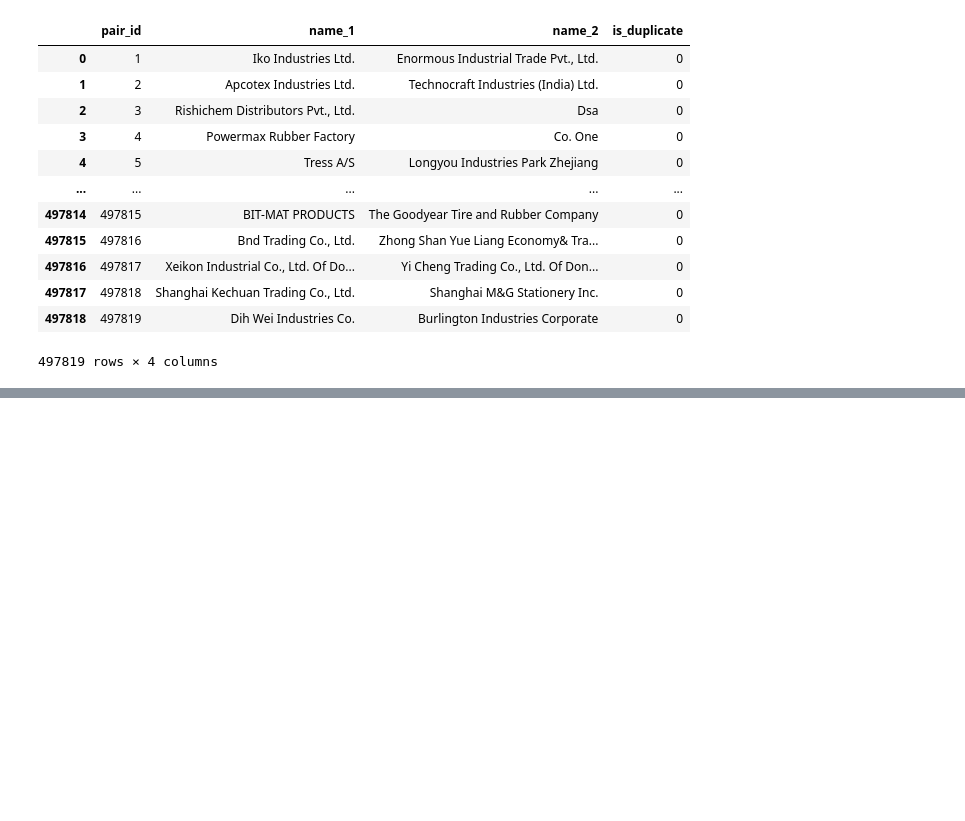
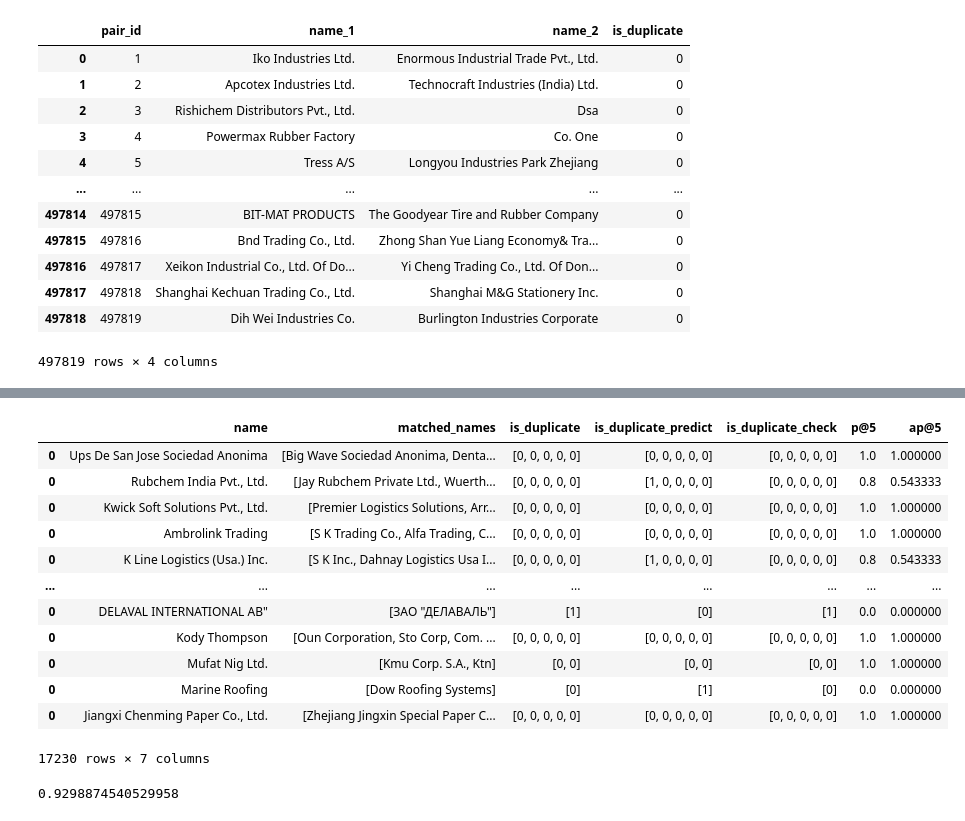
Before and after one commit to Klaasibub/SameCorporation, a Jupyter notebook: notebooks/search_for_duplicates_f1_0501 (logistic regression).ipynb, the cells around one changed output, grey strips where cells are left out. Cells and saved outputs as stored; diff of their text form; code cells hidden in the pictures; blank space fills up the shorter version.

```diff
--- a/notebooks/search_for_duplicates_f1_0498_bag_of_words,_repeatability,_IDF.ipynb
+++ b/notebooks/search_for_duplicates_f1_0501 (logistic regression).ipynb
@@ -240,0 +277,27 @@ rslt_fp
+# %%
+data_result = result
+# %%
+def check_answer(list1, list2):
+    check = []
+    for i in range(len(list1)):
+        if list1[i] == list2[i]:
+            check.append(list1[i])
+        else:
+            check.append('X')
+    return check
+# %%
+def precision_at_5(list1, list2):
+    count = 0
+    for i in range(len(list1)):
+        if list1[i] == list2[i]:
+            count += 1
+    return count/len(list1)
+# %%
+def avg_precision_at_5(list1, list2):
+    count = 0
+    summary = 0
+    for i in range(len(list1)):
+        if list1[i] == list2[i]:
+            count += 1
+            summary += count/(i+1)
+    return summary/len(list1)
@@ -240,0 +350,6 @@ rslt_fp
+# %%
+%%time
+
+df_matched_names = matched_names(result["name_1"].unique().tolist())
+df_matched_names
+# %% [output]
@@ -240,0 +357,18 @@ rslt_fp
+|  | name | matched_names | is_duplicate | is_duplicate_predict | is_duplicate_check | p@5 | ap@5 |
+| 0 | Ups De San Jose Sociedad Anonima | [Big Wave Sociedad Anonima, Denta... | [0, 0, 0, 0, 0] | [0, 0, 0, 0, 0] | [0, 0, 0, 0, 0] | 1.0 | 1.000000 |
+| 0 | Rubchem India Pvt., Ltd. | [Jay Rubchem Private Ltd., Wuerth... | [0, 0, 0, 0, 0] | [1, 0, 0, 0, 0] | [0, 0, 0, 0, 0] | 0.8 | 0.543333 |
+| 0 | Kwick Soft Solutions Pvt., Ltd. | [Premier Logistics Solutions, Arr... | [0, 0, 0, 0, 0] | [0, 0, 0, 0, 0] | [0, 0, 0, 0, 0] | 1.0 | 1.000000 |
+| 0 | Ambrolink Trading | [S K Trading Co., Alfa Trading, C... | [0, 0, 0, 0, 0] | [0, 0, 0, 0, 0] | [0, 0, 0, 0, 0] | 1.0 | 1.000000 |
+| 0 | K Line Logistics (Usa.) Inc. | [S K Inc., Dahnay Logistics Usa I... | [0, 0, 0, 0, 0] | [1, 0, 0, 0, 0] | [0, 0, 0, 0, 0] | 0.8 | 0.543333 |
+| ... | ... | ... | ... | ... | ... | ... | ... |
+| 0 | DELAVAL INTERNATIONAL AB" | [ЗАО "ДЕЛАВАЛЬ"] | [1] | [0] | [1] | 0.0 | 0.000000 |
+| 0 | Kody Thompson | [Oun Corporation, Sto Corp, Com. ... | [0, 0, 0, 0, 0] | [0, 0, 0, 0, 0] | [0, 0, 0, 0, 0] | 1.0 | 1.000000 |
+| 0 | Mufat Nig Ltd. | [Kmu Corp. S.A., Ktn] | [0, 0] | [0, 0] | [0, 0] | 1.0 | 1.000000 |
+| 0 | Marine Roofing | [Dow Roofing Systems] | [0] | [1] | [0] | 0.0 | 0.000000 |
+| 0 | Jiangxi Chenming Paper Co., Ltd. | [Zhejiang Jingxin Special Paper C... | [0, 0, 0, 0, 0] | [0, 0, 0, 0, 0] | [0, 0, 0, 0, 0] | 1.0 | 1.000000 |
+17230 rows × 7 columns
+# %%
+mean_avg_precision_at_5  = df_matched_names['ap@5'].mean()
+mean_avg_precision_at_5
+# %% [output]
+0.9298874540529958
```
Also changed, not shown: parts of 37 cells of this notebook, 2 other files.
